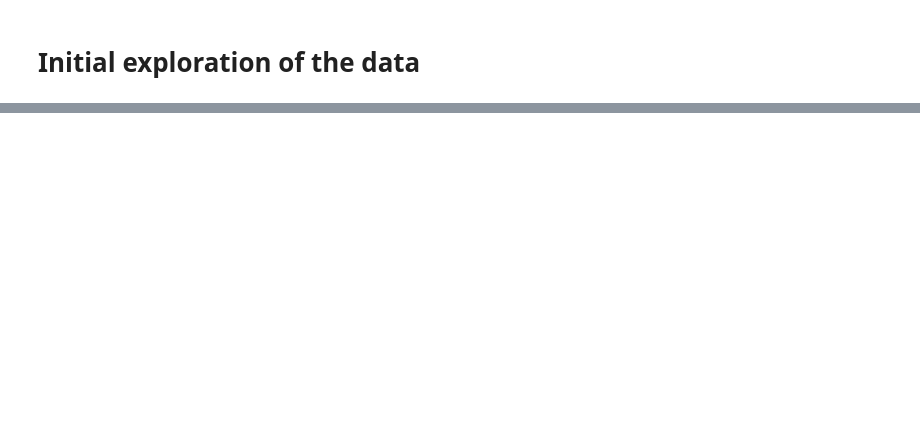
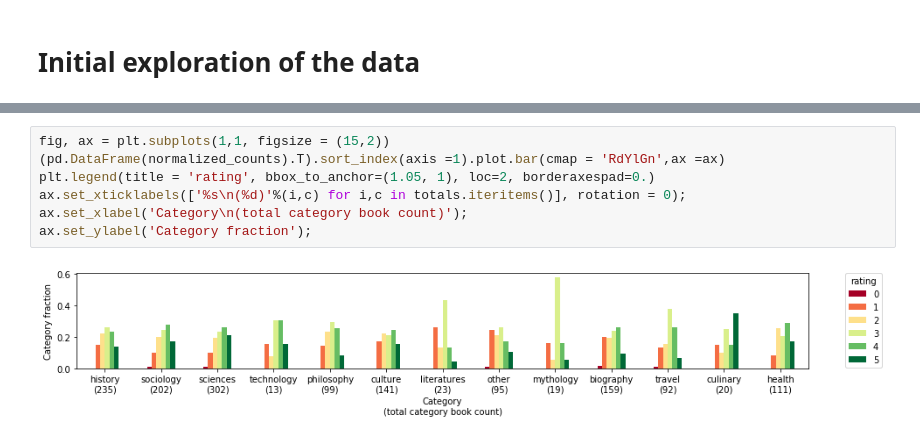
Before and after one commit to craig0a/reading_history_analysis, a Jupyter notebook: 1a - initial_exploration.ipynb, the cells around one changed output, grey strips where cells are left out. Drawn from its saved outputs; the diff is of its cells as text; blank space fills up the shorter version.

```diff
--- a/1a - initial_exploration.ipynb
+++ b/1a - initial_exploration.ipynb
@@ -89,0 +100,9 @@ books.columns
+# %%
+fig, ax = plt.subplots(1,1, figsize = (15,2))
+(pd.DataFrame(normalized_counts).T).sort_index(axis =1).plot.bar(cmap = 'RdYlGn',ax =ax)
+plt.legend(title = 'rating', bbox_to_anchor=(1.05, 1), loc=2, borderaxespad=0.)
+ax.set_xticklabels(['%s\n(%d)'%(i,c) for i,c in totals.iteritems()], rotation = 0);
+ax.set_xlabel('Category\n(total category book count)');
+ax.set_ylabel('Category fraction');
+# %% [output]
+[figure, added]
```
Also changed, not shown: parts of 20 cells of this notebook, 6 other files.
